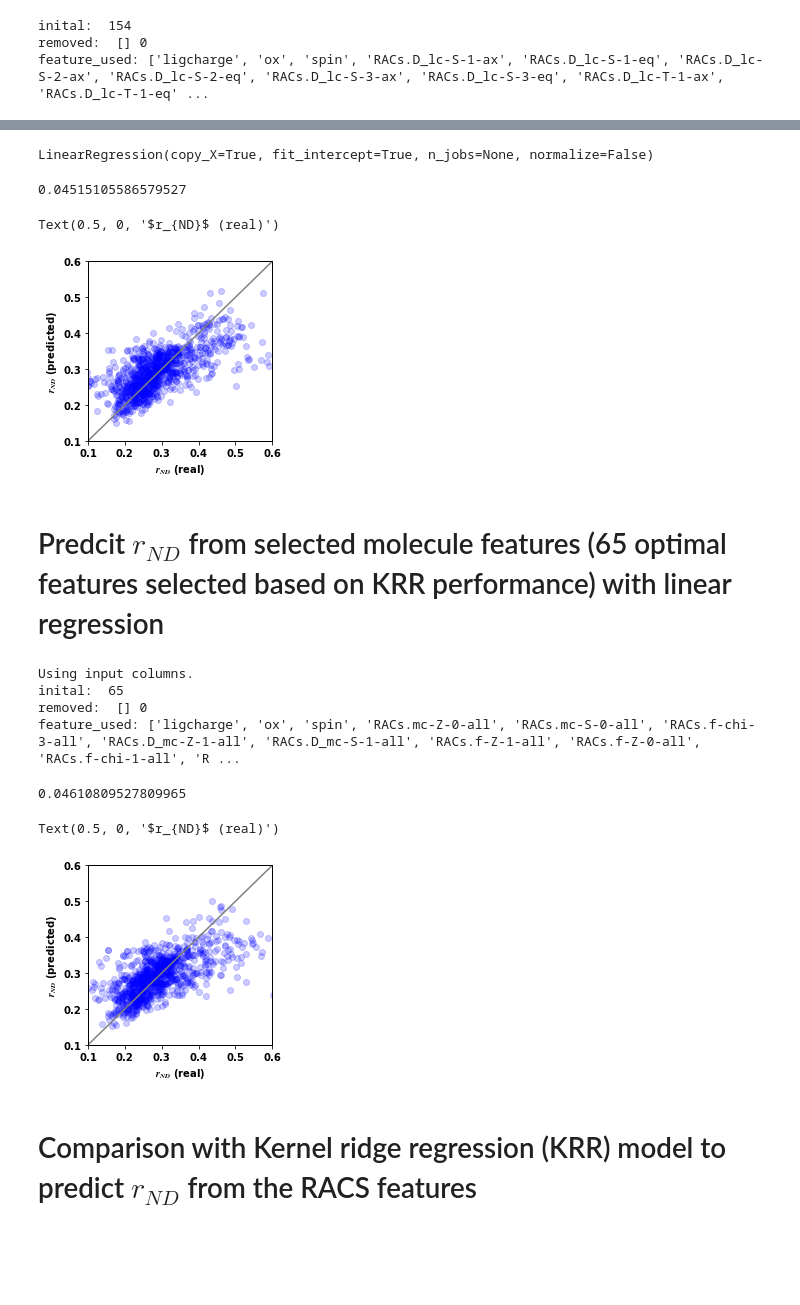
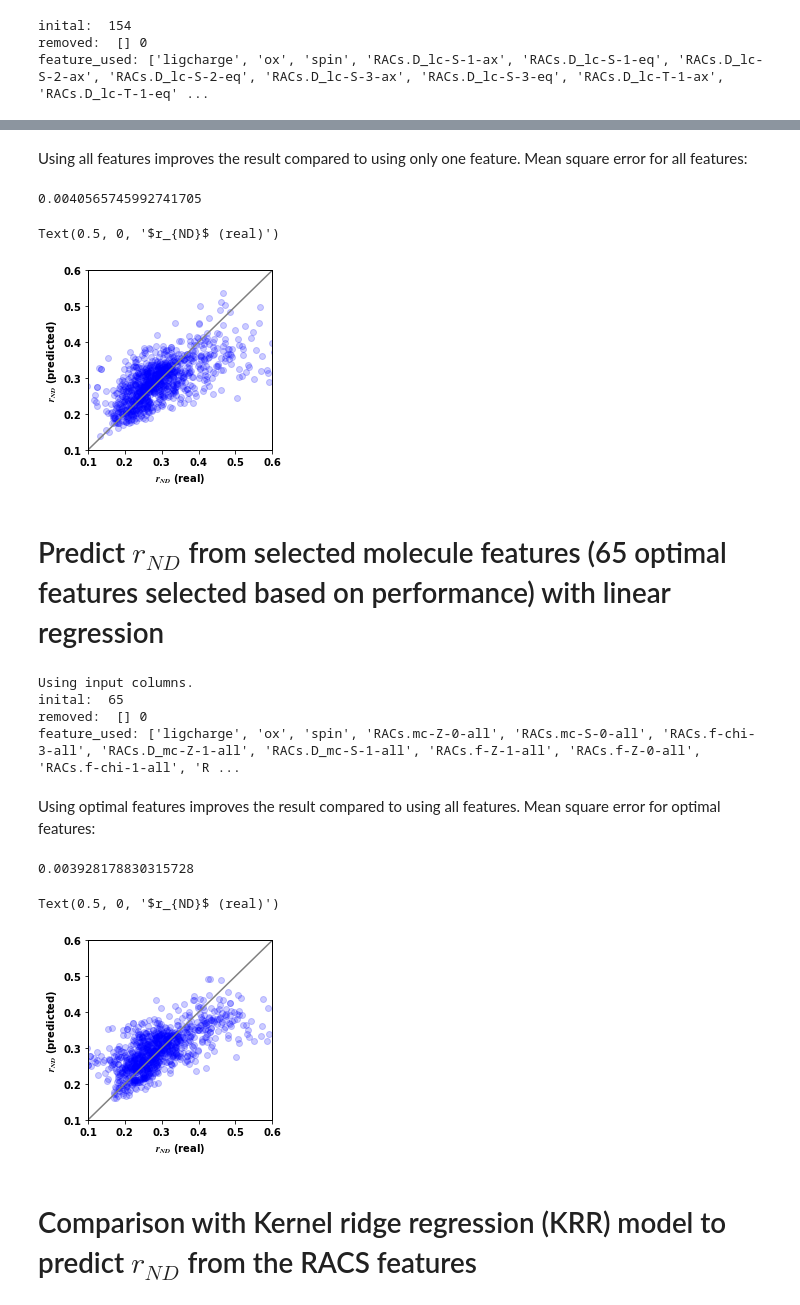
Before and after one commit to Liu-group/MLbook, a Jupyter notebook: JupyterNotebook/case_study.ipynb, the cells around one changed output, grey strips where cells are left out. Drawn from its saved outputs; the diff is of its cells as text; code cells hidden in the pictures; blank space fills up the shorter version.

```diff
--- a/JupyterNotebook/case_study.ipynb
+++ b/JupyterNotebook/case_study.ipynb
@@ -196,4 +220,0 @@ reg=linear_model.LinearRegression()
-# %%
-reg.fit(X_train, y_train)
-# %% [output]
-LinearRegression(copy_X=True, fit_intercept=True, n_jobs=None, normalize=False)
@@ -202,11 +221,13 @@ y_pred = reg.predict(X_test)
+# %% [markdown]
+
+Using all features improves the result compared to using only one feature. Mean square error for all features:
 # %%
-np.mean(np.abs(y_test-y_pred))
+np.mean(np.square(y_test-y_predict))
 # %% [output]
-0.04515105586579527
+0.0040565745992741705
 # %%
-
 fig = plt.figure(figsize=(3.3,3.3))
-plt.scatter(y_test,y_pred,edgecolors=None,c='b',alpha=0.2)
+plt.scatter(y_test,y_predict,edgecolors=None,c='b',alpha=0.2)
 xmin=0.1; xmax=0.6
 diag=np.linspace(xmin, xmax,100)
 plt.plot(diag,diag, color='gray')
@@ -216,9 +237,9 @@ plt.ylabel('$r_{ND}$ (predicted)')
 plt.xlabel('$r_{ND}$ (real)')
 # %% [output]
 Text(0.5, 0, '$r_{ND}$ (real)')
-[figure, old version]
+[figure, new version]
 # %% [markdown]
-# Predcit $r_{ND}$ from selected molecule features (65 optimal features selected based on KRR performance) with linear regression
+# Predict $r_{ND}$ from selected molecule features (65 optimal features selected based on performance) with linear regression
 # %%
 rfa_features = ["ligcharge","ox","spin","RACs.mc-Z-0-all","RACs.mc-S-0-all","RACs.f-chi-3-all","RACs.D_mc-Z-1-all","RACs.D_mc-S-1-all","RACs.f-Z-1-all","RACs.f-Z-0-all","RACs.f-chi-1-all","RACs.f-chi-0-all","RACs.f-chi-2-all","RACs.f-Z-2-all","RACs.D_mc-chi-2-all","RACs.mc-chi-2-all","RACs.mc-chi-1-all","RACs.f-S-0-all","RACs.f-S-2-all","RACs.D_mc-chi-1-all","RACs.mc-Z-1-all","RACs.f-S-1-all","RACs.f-S-3-all","RACs.f-Z-3-all","RACs.D_mc-S-2-all","RACs.D_mc-Z-2-all","RACs.f-I-2-all","RACs.f-I-0-all","RACs.mc-Z-2-all","RACs.f-chi-0-eq","RACs.f-I-3-all","RACs.f-T-3-all","RACs.lc-S-3-eq","RACs.mc-chi-3-all","RACs.f-T-0-all","RACs.D_mc-chi-3-all","RACs.D_mc-S-3-all","RACs.D_mc-Z-3-all","RACs.f-I-1-all","RACs.lc-chi-2-eq","RACs.D_lc-S-2-ax","RACs.mc-T-2-all","RACs.D_lc-S-2-eq","RACs.D_lc-chi-2-ax","RACs.D_lc-Z-2-ax","RACs.D_lc-Z-2-eq","RACs.D_lc-chi-2-eq","RACs.f-Z-3-eq","RACs.lc-T-3-eq","RACs.mc-I-3-all","RACs.f-Z-3-ax","RACs.D_lc-T-3-ax","RACs.mc-T-3-all","RACs.mc-chi-0-all","RACs.mc-S-1-all","RACs.f-T-2-all","RACs.f-T-1-all","RACs.mc-Z-3-all","RACs.f-T-3-ax","RACs.mc-S-2-all","RACs.f-Z-1-ax","RACs.mc-S-3-all","RACs.D_mc-T-3-all","RACs.f-Z-2-ax","RACs.f-T-3-eq"]
 
@@ -234,25 +255,26 @@ feature_used: ['ligcharge', 'ox', 'spin', 'RACs.mc-Z-0-all', 'RACs.mc-S-0-all',
 X_train, X_test, y_train, y_test = train_test_split(X, y, test_size=0.2)
 reg=linear_model.LinearRegression()
 reg.fit(X_train, y_train)
-y_pred = reg.predict(X_test)
+y_predict = reg.predict(X_test)
+# %% [markdown]
+
+Using optimal features improves the result compared to using all features. Mean square error for optimal features:
 # %%
-np.mean(np.abs(y_test-y_pred))
+np.mean(np.square(y_test-y_predict))
 # %% [output]
-0.04610809527809965
+0.003928178830315728
 # %%
-
-
 fig = plt.figure(figsize=(3.3,3.3))
-plt.scatter(y_test,y_pred,edgecolors=None,c='b',alpha=0.2)
+plt.scatter(y_test,y_predict,edgecolors=None,c='b',alpha=0.2)
 xmin=0.1; xmax=0.6
 diag=np.linspace(xmin, xmax,100)
 plt.plot(diag,diag, color='gray')
 plt.xlim((xmin,xmax))
 plt.ylim((xmin,xmax))
 plt.ylabel('$r_{ND}$ (predicted)')
 plt.xlabel('$r_{ND}$ (real)')
 # %% [output]
 Text(0.5, 0, '$r_{ND}$ (real)')
-[figure, old version]
+[figure, new version]
 # %% [markdown]
 # Comparison with Kernel ridge regression (KRR) model to predict $r_{ND}$ from the RACS features
```
Also changed, not shown: parts of 32 cells of this notebook.
